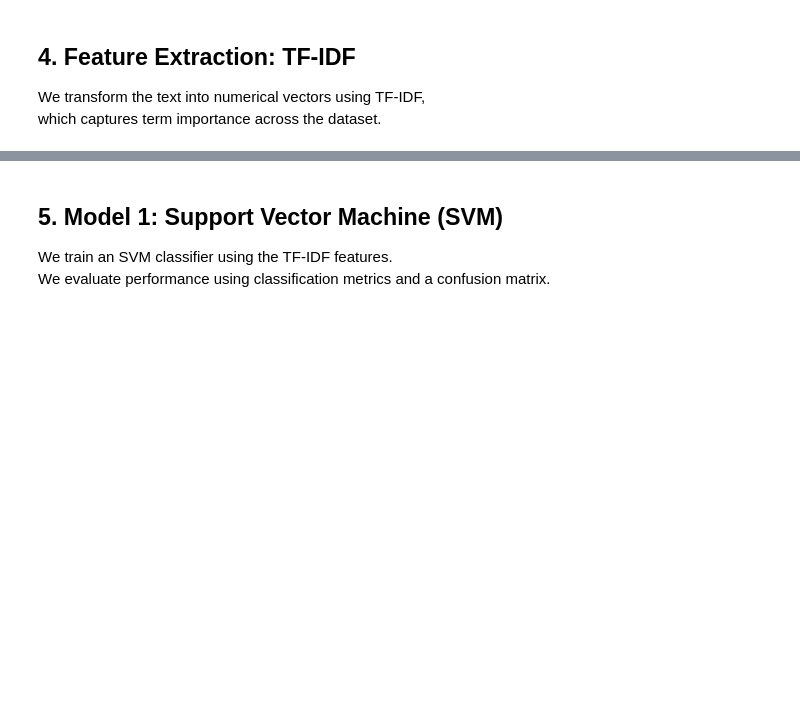
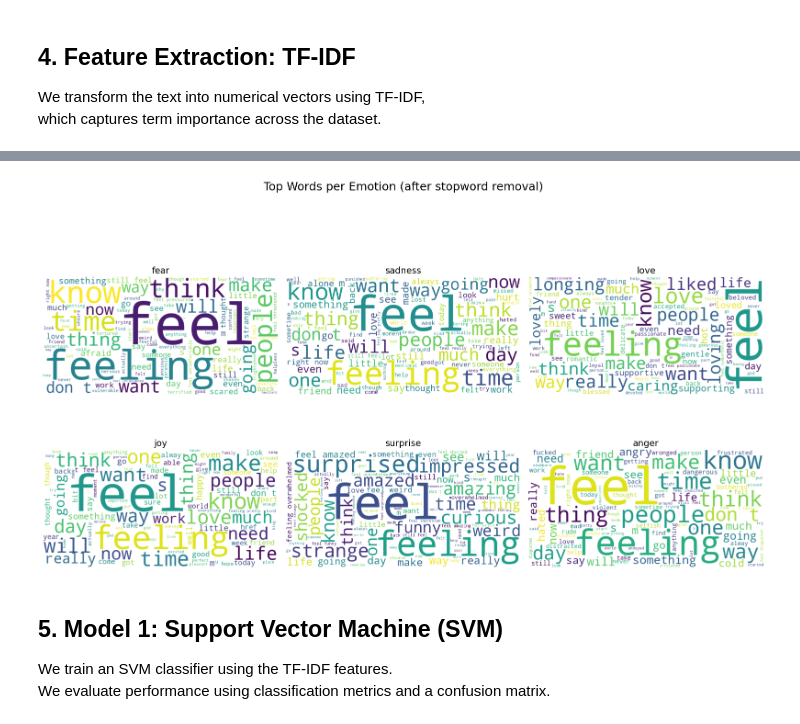
Before and after one commit to matanb1238/EmotionClassifier, a Jupyter notebook: notebooks/svm_model.ipynb, the cells around one changed output, grey strips where cells are left out. Cells and saved outputs as stored; diff of their text form; code cells hidden in the pictures; blank space fills up the shorter version.

Commit message:
Added word cloud

```diff
--- a/notebooks/svm_model.ipynb
+++ b/notebooks/svm_model.ipynb
@@ -194,5 +194,36 @@ really: 0.267
 just: 0.24
 feel: 0.098
+# %%
+from wordcloud import WordCloud, STOPWORDS
+import matplotlib.pyplot as plt
+
+# Add custom stopwords if needed
+custom_stopwords = set(STOPWORDS)
+custom_stopwords.update(["im", "dont", "cant", "ive", "youre", "didnt"])  # אפשר להוסיף מילים נפוצות חסרות ערך
+
+emotions = df['emotion'].unique()
+
+plt.figure(figsize=(16, 10))
+for i, emotion in enumerate(emotions):
+    # Select text of specific emotion
+    texts = df[df['emotion'] == emotion]['text']
+    text_blob = " ".join(texts)
+
+    # Generate word cloud after removing stopwords
+    wordcloud = WordCloud(width=800, height=400, background_color='white',
+                          stopwords=custom_stopwords,
+                          max_words=100).generate(text_blob)
+
+    plt.subplot(2, 3, i + 1)
+    plt.imshow(wordcloud, interpolation='bilinear')
+    plt.axis('off')
+    plt.title(emotion, fontsize=14)
+
+plt.suptitle("Top Words per Emotion (after stopword removal)", fontsize=18)
+plt.tight_layout(rect=[0, 0, 1, 0.95])
+plt.show()
+# %% [output]
+[figure, added]
 # %% [markdown]
 ## 5. Model 1: Support Vector Machine (SVM) <a name="svm"></a>
 
```
Also changed, not shown: parts of 9 cells of this notebook.
